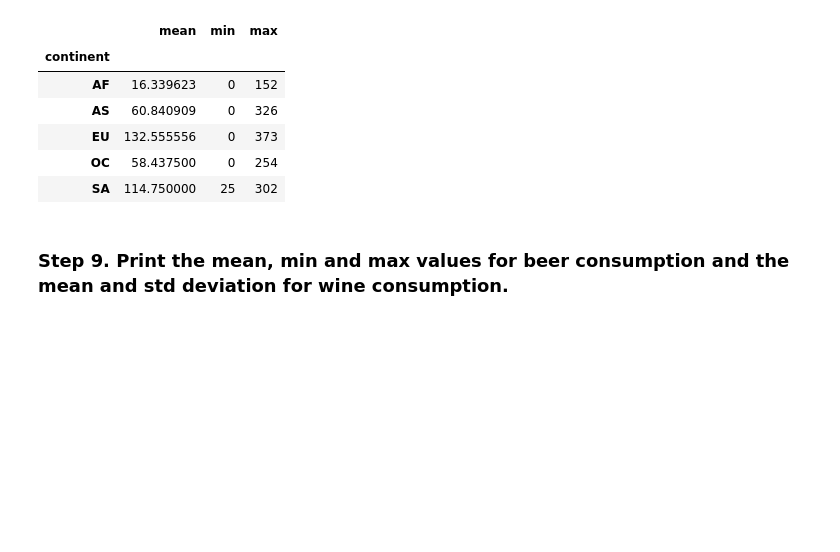
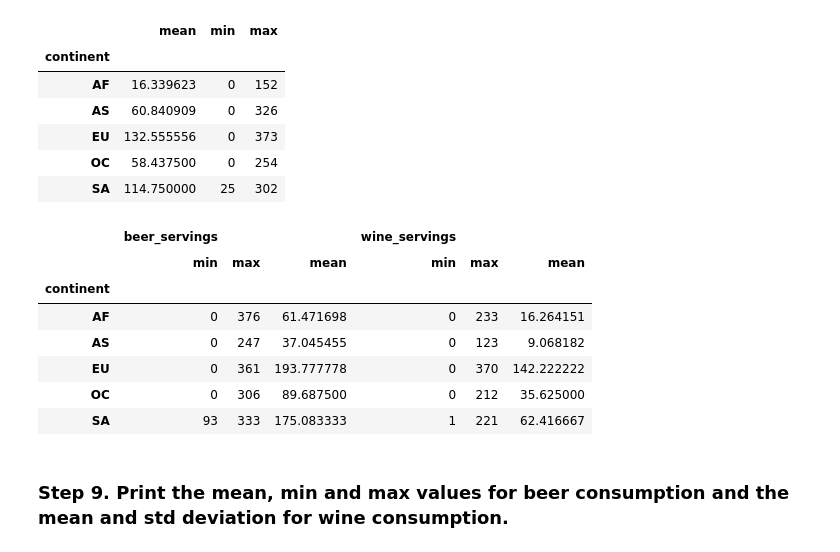
Before and after one commit to markabrennan/nyc-mhtn-ds-071519-lectures, a Jupyter notebook: week-4/Pandas/Pandas_groupby/alcohol_consumption_practice.ipynb, the cells around one changed output. Saved outputs shown, nothing was run; the diff lists cells and outputs as text; code cells hidden in the pictures; blank space fills up the shorter version.

```diff
--- a/week-4/Pandas/Pandas_groupby/alcohol_consumption_practice.ipynb
+++ b/week-4/Pandas/Pandas_groupby/alcohol_consumption_practice.ipynb
@@ -82,0 +187,2 @@ _____.groupby(_____)._____()
+# %%
+df[df['country'] == "BLAH'"].beer_servings = "heh"
@@ -102,6 +234,17 @@ drinks.groupby(_____)[_____].aggregate([_____,_____,_____])
 | EU | 132.555556 | 0 | 373 |
 | OC | 58.437500 | 0 | 254 |
 | SA | 114.750000 | 25 | 302 |
+# %%
+df.groupby('continent').aggregate({'beer_servings' : ['min','max', 'mean'], 'wine_servings' : ['min','max', 'mean']})
+# %% [output]
+|  | beer_servings |  |  | wine_servings |  |  |
+|  | min | max | mean | min | max | mean |
+| continent |  |  |  |  |  |  |
+| AF | 0 | 376 | 61.471698 | 0 | 233 | 16.264151 |
+| AS | 0 | 247 | 37.045455 | 0 | 123 | 9.068182 |
+| EU | 0 | 361 | 193.777778 | 0 | 370 | 142.222222 |
+| OC | 0 | 306 | 89.687500 | 0 | 212 | 35.625000 |
+| SA | 93 | 333 | 175.083333 | 1 | 221 | 62.416667 |
 # %% [markdown]
 ### Step 9. Print the mean, min and max values for beer consumption and the mean and std deviation for wine consumption.
 # %%
```
Also changed, not shown: parts of 19 cells of this notebook.
